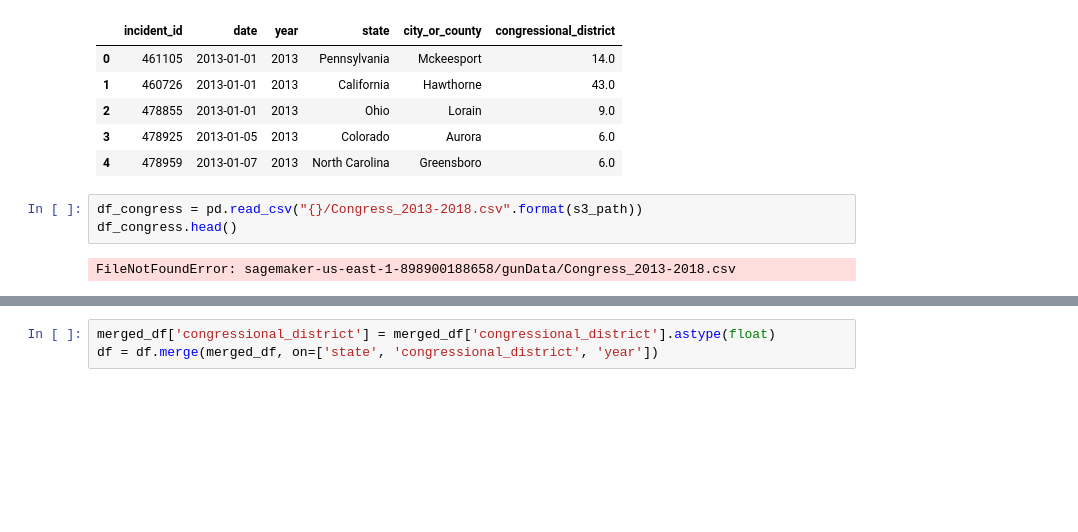
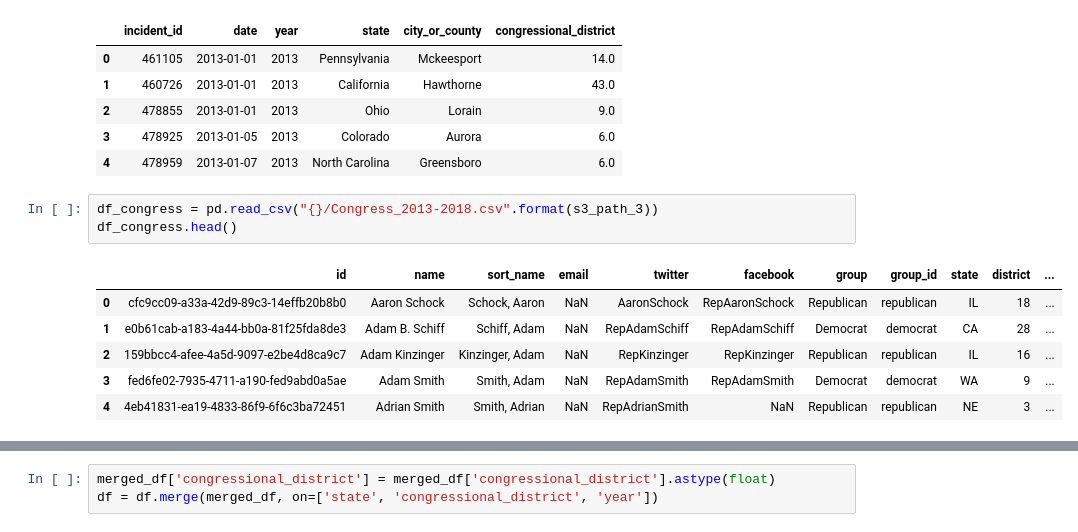
Before and after one commit to vivianndo/ads508_gunviolence, a Jupyter notebook: project.ipynb, the cells around one changed output, grey strips where cells are left out. Cells and saved outputs as stored; diff of their text form; blank space fills up the shorter version.

Commit message:
create file path and athena table for cities data

```diff
--- a/project.ipynb
+++ b/project.ipynb
@@ -1447,8 +1621,13 @@ df_selected_columns.head()
 | 3 | 478925 | 2013-01-05 | 2013 | Colorado | Aurora | 6.0 |
 | 4 | 478959 | 2013-01-07 | 2013 | North Carolina | Greensboro | 6.0 |
 # %%
-df_congress = pd.read_csv("{}/Congress_2013-2018.csv".format(s3_path))
+df_congress = pd.read_csv("{}/Congress_2013-2018.csv".format(s3_path_3))
 df_congress.head()
 # %% [output]
-FileNotFoundError: sagemaker-us-east-1-898900188658/gunData/Congress_2013-2018.csv
+|  | id | name | sort_name | email | twitter | facebook | group | group_id | state | district | ... |
+| 0 | cfc9cc09-a33a-42d9-89c3-14effb20b8b0 | Aaron Schock | Schock, Aaron | NaN | AaronSchock | RepAaronSchock | Republican | republican | IL | 18 | ... |
+| 1 | e0b61cab-a183-4a44-bb0a-81f25fda8de3 | Adam B. Schiff | Schiff, Adam | NaN | RepAdamSchiff | RepAdamSchiff | Democrat | democrat | CA | 28 | ... |
+| 2 | 159bbcc4-afee-4a5d-9097-e2be4d8ca9c7 | Adam Kinzinger | Kinzinger, Adam | NaN | RepKinzinger | RepKinzinger | Republican | republican | IL | 16 | ... |
+| 3 | fed6fe02-7935-4711-a190-fed9abd0a5ae | Adam Smith | Smith, Adam | NaN | RepAdamSmith | RepAdamSmith | Democrat | democrat | WA | 9 | ... |
+| 4 | 4eb41831-ea19-4833-86f9-6f6c3ba72451 | Adrian Smith | Smith, Adrian | NaN | RepAdrianSmith | NaN | Republican | republican | NE | 3 | ... |
 # %%
```
Also changed, not shown: parts of 37 cells of this notebook.
